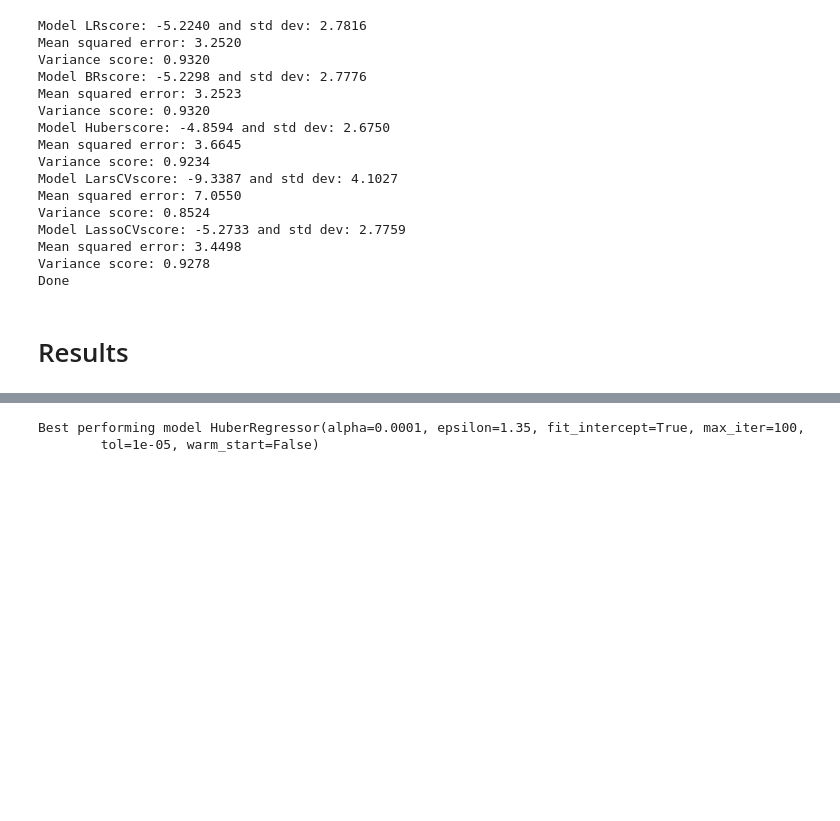
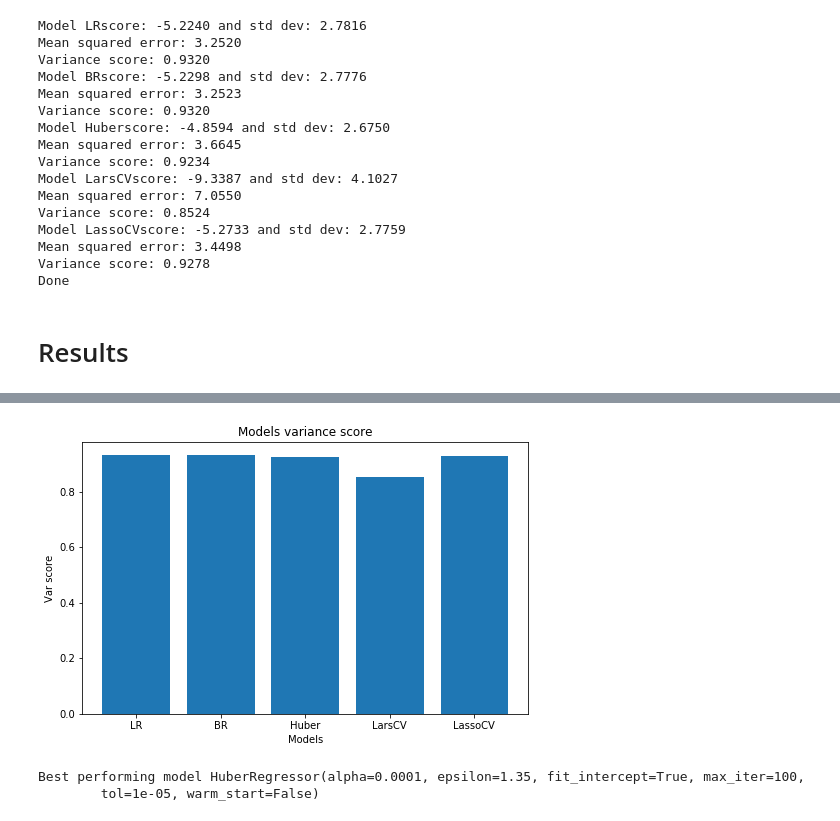
Before and after one commit to shobhitshah/fifa19-player-stats, a Jupyter notebook: scripts/fifa19_ml.ipynb, the cells around one changed output, grey strips where cells are left out. Cells and saved outputs as stored; diff of their text form; code cells hidden in the pictures; blank space fills up the shorter version.

```diff
--- a/scripts/fifa19_ml.ipynb
+++ b/scripts/fifa19_ml.ipynb
@@ -131,3 +128,12 @@ plt.show()
+# %%
+plt.figure(figsize=(8, 5))
+plt.bar(results[:,0], results[:,2])
+plt.xlabel('Models')
+plt.ylabel('Var score')
+plt.title('Models variance score')
+plt.show()
+# %% [output]
+[figure, added]
 # %%
 rf = np.array(models)[5:,1]
 fi = imodel.fit(X, y).coef_
```
Also changed, not shown: parts of 2 cells of this notebook.
